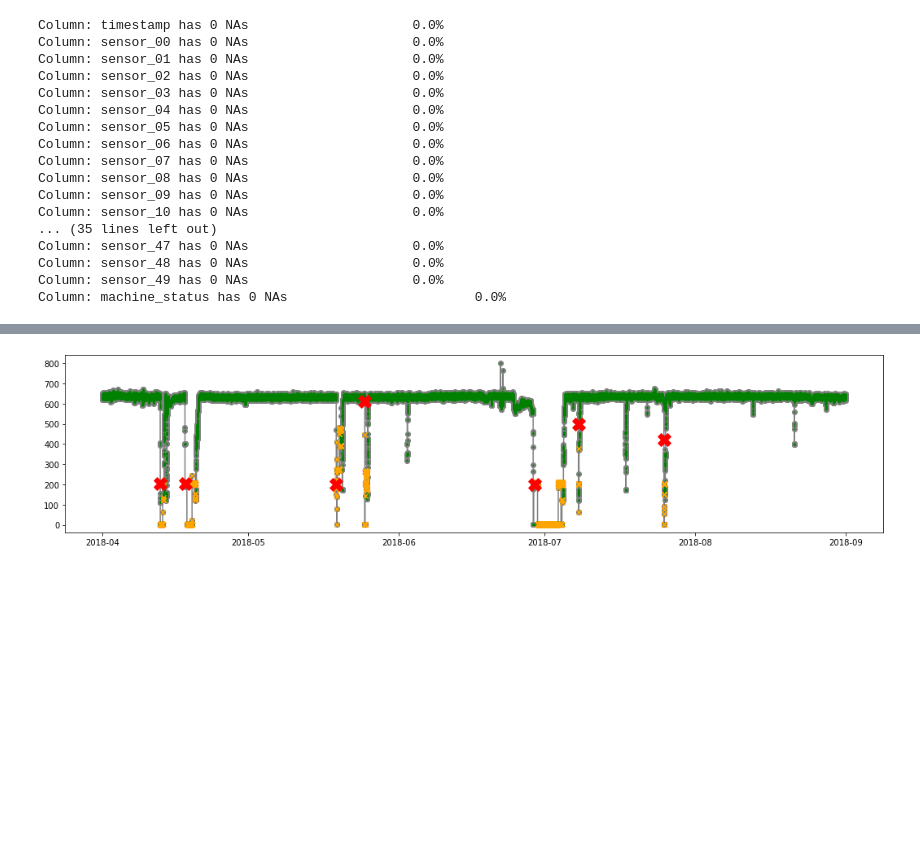
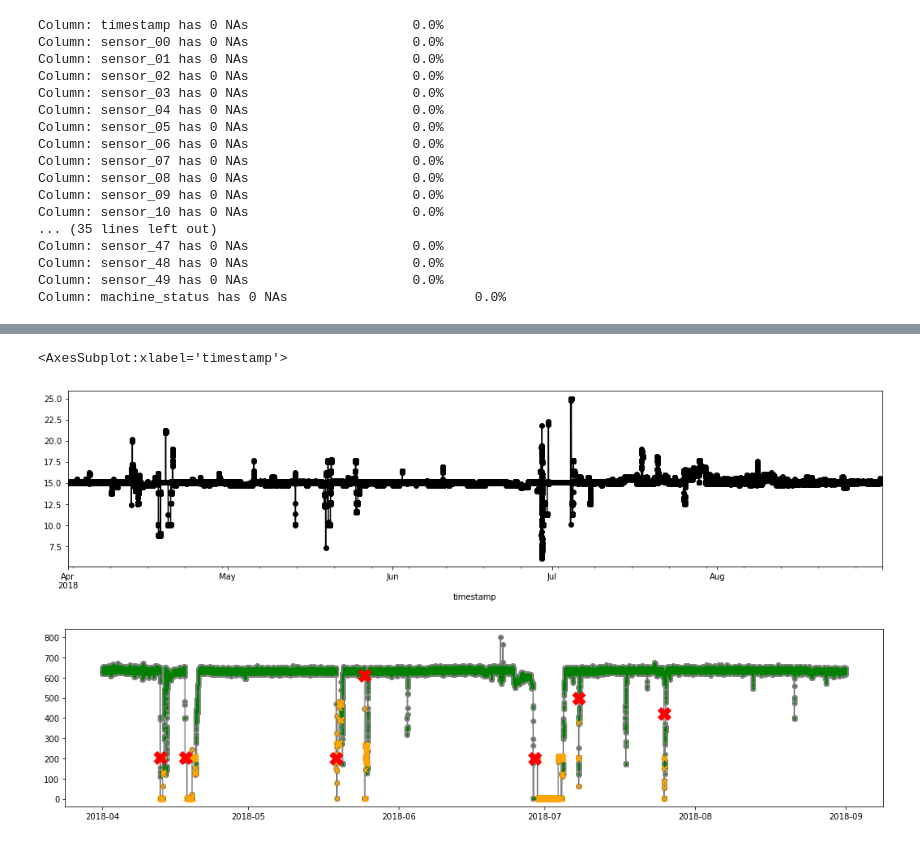
Before and after one commit to 3minuterecord/predictiveMaintenancePortfolio, a Jupyter notebook: Pump Sensor Data.ipynb, the cells around one changed output, grey strips where cells are left out. Drawn from its saved outputs; the diff is of its cells as text; code cells hidden in the pictures; blank space fills up the shorter version.

```diff
--- a/Pump Sensor Data.ipynb
+++ b/Pump Sensor Data.ipynb
@@ -123,3 +137,8 @@ Column: machine_status has 0 NAs                        0.0%
+# %%
+ df_set['sensor_09'].plot(figsize = (18, 4), color = 'black', marker = 'o')
+# %% [output]
+<AxesSubplot:xlabel='timestamp'>
+[figure, added]
 # %%
 # Subset data tagged as 'Normal' operating
 df_norm = df_set.loc[df_set['machine_status'] == 'NORMAL', 'timestamp':'machine_status']
```
Also changed, not shown: parts of 22 cells of this notebook, 2 other files.
